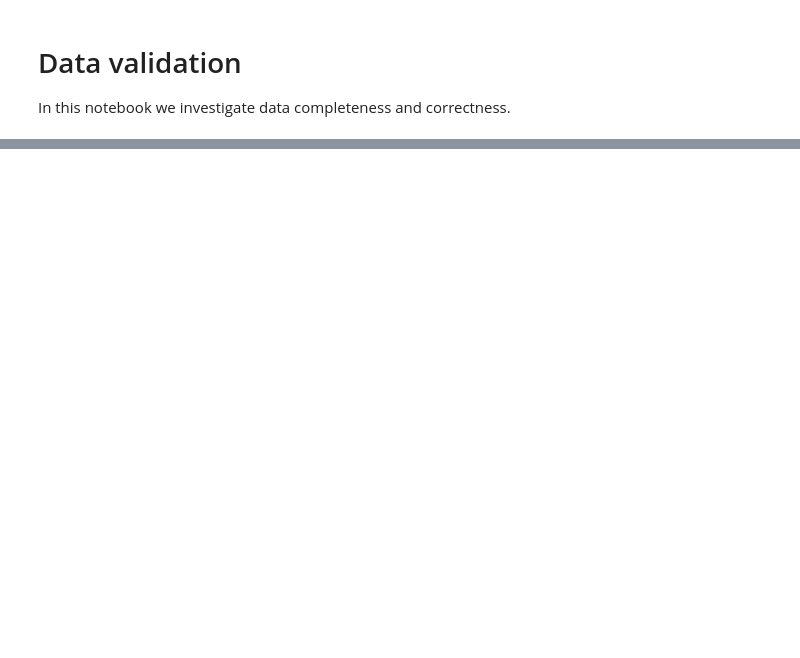
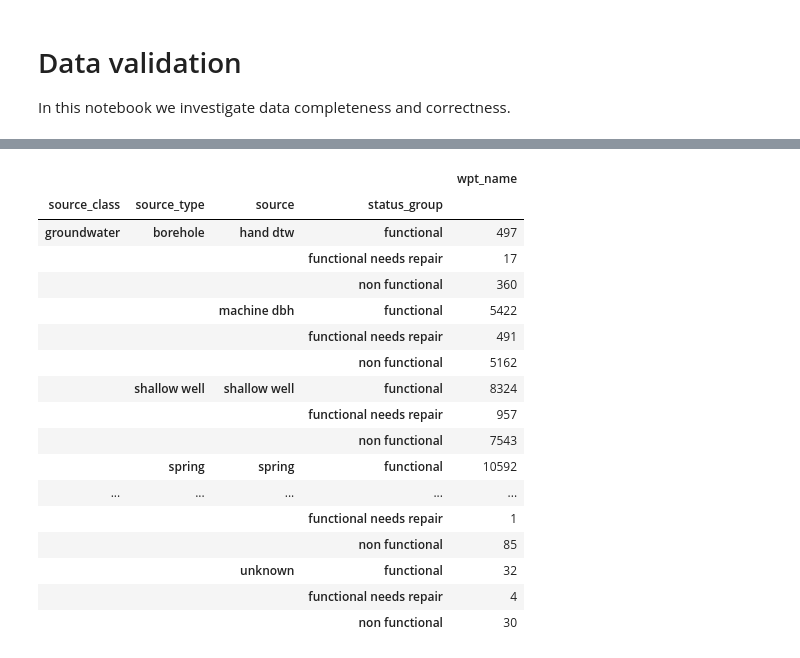
Before and after one commit to sethchart/Pump-it-Up-Data-Mining-the-Water-Table, a Jupyter notebook: code/DataValidation.ipynb, the cells around one changed output, grey strips where cells are left out. Saved outputs shown, nothing was run; the diff lists cells and outputs as text; code cells hidden in the pictures; blank space fills up the shorter version.

```diff
--- a/code/DataValidation.ipynb
+++ b/code/DataValidation.ipynb
@@ -145,0 +303,22 @@ plt.barh(y=num_unique['name'], width=num_unique['count'])
+# %%
+waterSource = df[['source_class', 'source_type', 'source', 'status_group', 'wpt_name']]
+waterSource.groupby(by=['source_class', 'source_type', 'source', 'status_group']).count()
+# %% [output]
+|  |  |  |  | wpt_name |
+| source_class | source_type | source | status_group |  |
+| groundwater | borehole | hand dtw | functional | 497 |
+|  |  |  | functional needs repair | 17 |
+|  |  |  | non functional | 360 |
+|  |  | machine dbh | functional | 5422 |
+|  |  |  | functional needs repair | 491 |
+|  |  |  | non functional | 5162 |
+|  | shallow well | shallow well | functional | 8324 |
+|  |  |  | functional needs repair | 957 |
+|  |  |  | non functional | 7543 |
+|  | spring | spring | functional | 10592 |
+| ... | ... | ... | ... | ... |
+|  |  |  | functional needs repair | 1 |
+|  |  |  | non functional | 85 |
+|  |  | unknown | functional | 32 |
+|  |  |  | functional needs repair | 4 |
+|  |  |  | non functional | 30 |
```
Also changed, not shown: parts of 50 cells of this notebook.
